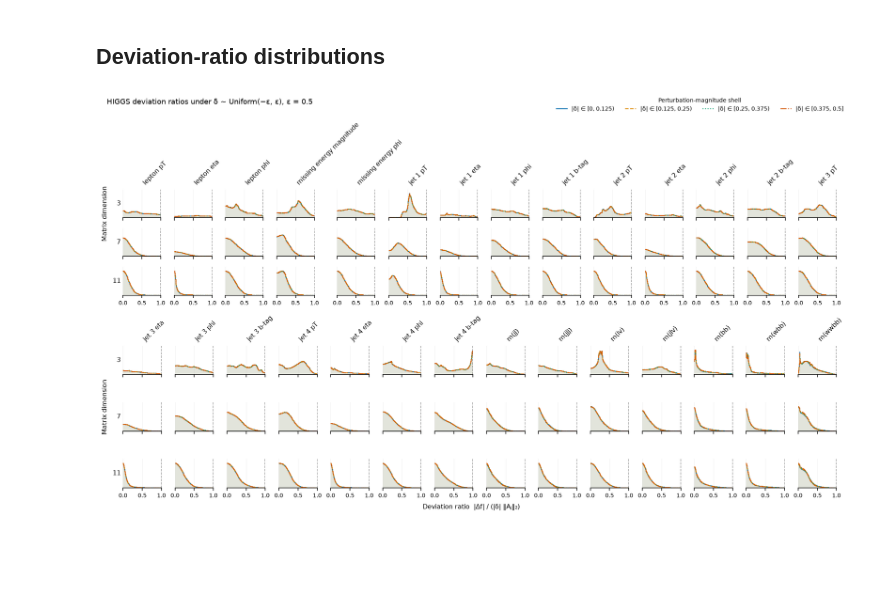
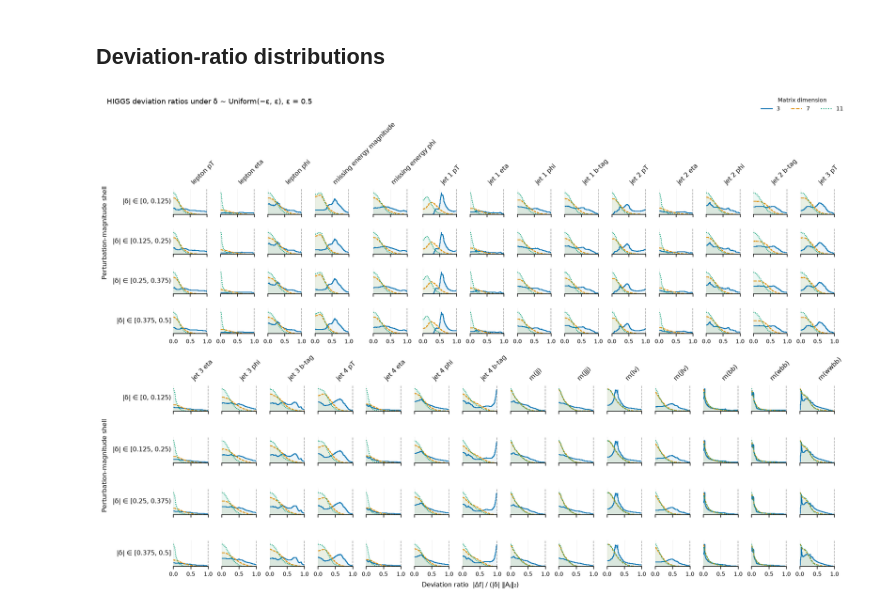
Before and after one commit to alexshtf/spectral_neuron_paper, a Jupyter notebook: notebooks/higgs_robustness.ipynb, the cells around one changed output. Cells and saved outputs as stored; diff of their text form; code cells hidden in the pictures; blank space fills up the shorter version.

Commit message:
Restore HIGGS robustness plot semantics

```diff
--- a/notebooks/higgs_robustness.ipynb
+++ b/notebooks/higgs_robustness.ipynb
@@ -33,7 +35,7 @@ profile_name = "full"
 noise_level = 0.5
 shell_count = 4
 feature_column_width_mm = 24.0
-dimension_row_height_mm = 18.0
+shell_row_height_mm = 18.0
 profile = PROFILES[profile_name]
 result_path = default_result_path(profile_name, noise_level)
 plot_dir = Path("plots")
@@ -85,20 +87,20 @@ diagnostics
 # %%
 plot_dir.mkdir(parents=True, exist_ok=True)
 figure = plot_higgs_deviation_shell_grid(
     results,
     shell_count=shell_count,
     feature_column_width_mm=feature_column_width_mm,
-    dimension_row_height_mm=dimension_row_height_mm,
+    shell_row_height_mm=shell_row_height_mm,
 )
 noise_label = f"{noise_level:g}".replace(".", "p")
 stem = plot_dir / (
     f"higgs_robustness_{profile_name}_noise_{noise_label}_shells_{shell_count}"
 )
 figure.savefig(
     f"{stem}.pdf", bbox_inches="tight", metadata={"CreationDate": None}
 )
 figure.savefig(f"{stem}.png", dpi=300, bbox_inches="tight")
 display(figure)
 plt.close(figure)
 # %% [output]
-[figure, old version]
+[figure, new version]
```
Also changed, not shown: parts of 2 cells of this notebook, 4 other files.
